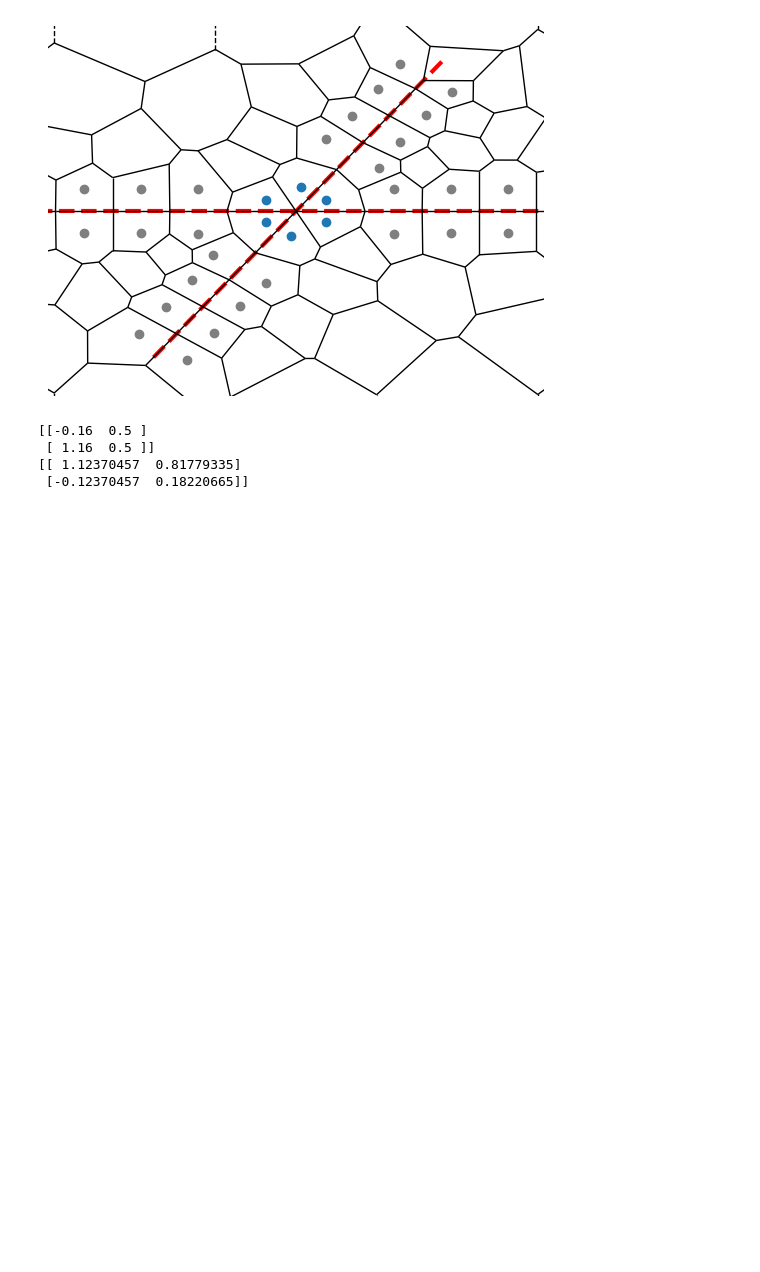
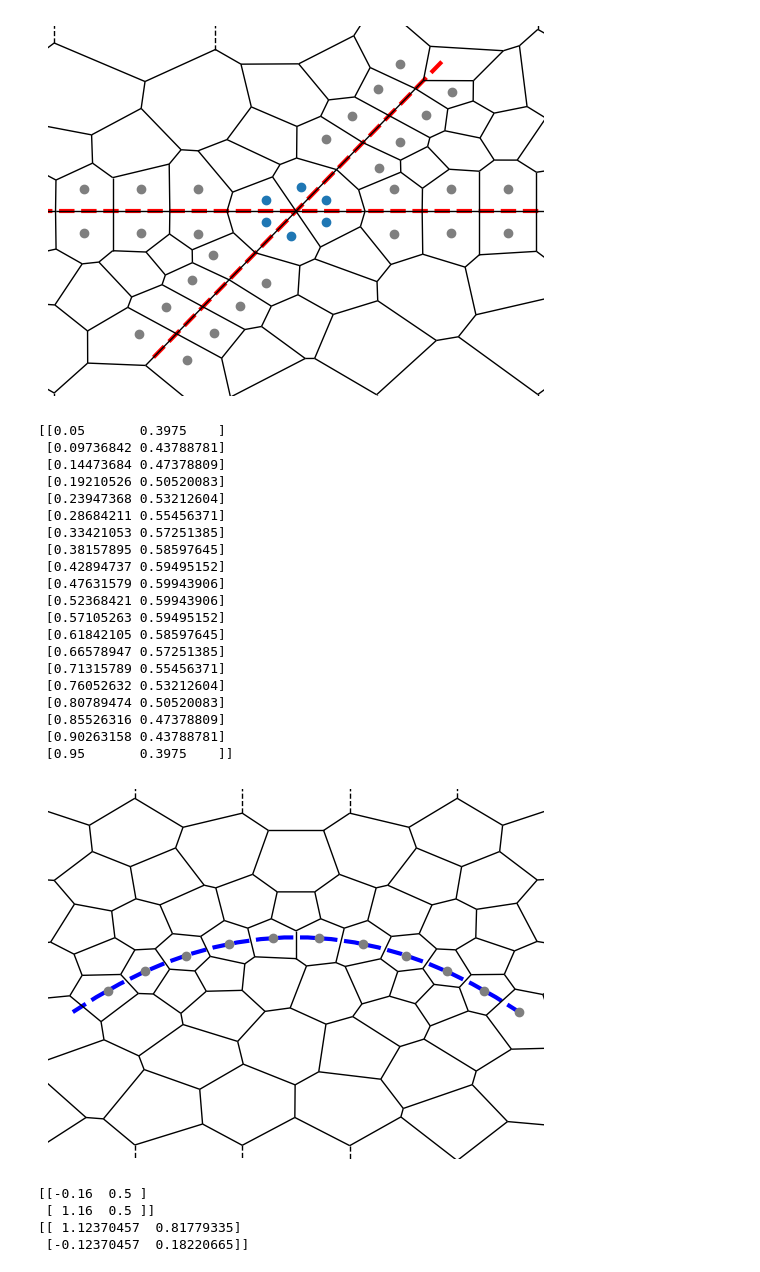
Before and after one commit to SondreHus/upr_gmsh, a Jupyter notebook: src/pebi_gmsh/plots_and_testing/project_plots.ipynb, the cells around one changed output. Drawn from its saved outputs; the diff is of its cells as text; code cells hidden in the pictures; blank space fills up the shorter version.

```diff
--- a/src/pebi_gmsh/plots_and_testing/project_plots.ipynb
+++ b/src/pebi_gmsh/plots_and_testing/project_plots.ipynb
@@ -346,6 +345,67 @@ plt.savefig("FF_intersection_45.png", bbox_inches='tight', pad_inches=0)
 [[0.79389263 0.9045085 ]
  [0.20610737 0.0954915 ]]
 [figure]
+# %%
+fig, ax = plt.subplots()
+bounding_box = np.array([[-.15, 0], [1.15, 1]])
+angle = np.pi*0.2
+
+x = np.linspace(0.05,0.95,20)
+y =0.6 - (x-0.5)**2
+
+line_1 = np.c_[x,y]
+
+dir = np.array([np.sin(angle), np.cos(angle)])*0.5
+
+# line_2 = np.vstack([center + dir, center-dir])
+print(line_1)
+# print(line_2)
+c_constraint_0 = CConstraint(line_1, 0.1)
+# c_constraint_1 = CConstraint(line_2, 0.12)
+
+
+site_data = create_site_locations(c_constraints=[c_constraint_0])
+sites = site_data.sites
+
+ax.scatter(sites[:,0], sites[:,1], marker="o",c="C7")
+mesh = generate_constrained_mesh_2d(site_data, h0=0.25, bounding_polygon=bounding_box, popup=True)
+
+
+voronoi = Voronoi(mesh["node_coords"].reshape((-1,3))[:,:2])
+ax.set_axis_off()
+
+ax.plot(x,y, "b--", zorder=-10, linewidth=3)
+
+
+ax.axis('off')
+
+voronoi_plot_2d(voronoi, ax=ax, show_points=False, show_vertices=False)
+
+ax.set_ylim((0,1))
+ax.set_xlim((0,1))
+plt.savefig("CConstraint.png", bbox_inches='tight', pad_inches=0, dpi=600)
+# %% [output]
+[[0.05       0.3975    ]
+ [0.09736842 0.43788781]
+ [0.14473684 0.47378809]
+ [0.19210526 0.50520083]
+ [0.23947368 0.53212604]
+ [0.28684211 0.55456371]
+ [0.33421053 0.57251385]
+ [0.38157895 0.58597645]
+ [0.42894737 0.59495152]
+ [0.47631579 0.59943906]
+ [0.52368421 0.59943906]
+ [0.57105263 0.59495152]
+ [0.61842105 0.58597645]
+ [0.66578947 0.57251385]
+ [0.71315789 0.55456371]
+ [0.76052632 0.53212604]
+ [0.80789474 0.50520083]
+ [0.85526316 0.47378809]
+ [0.90263158 0.43788781]
+ [0.95       0.3975    ]]
+[figure, added]
 # %%
 fig, ax = plt.subplots()
 
```
Also changed, not shown: parts of 8 cells of this notebook, 26 other files.
